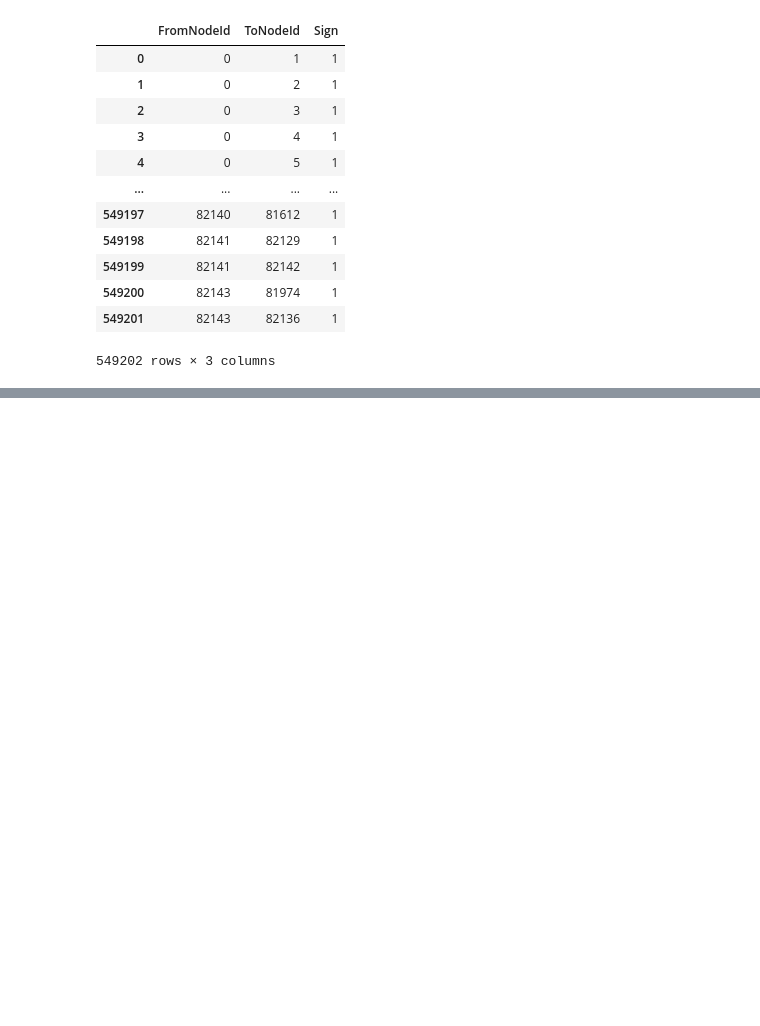
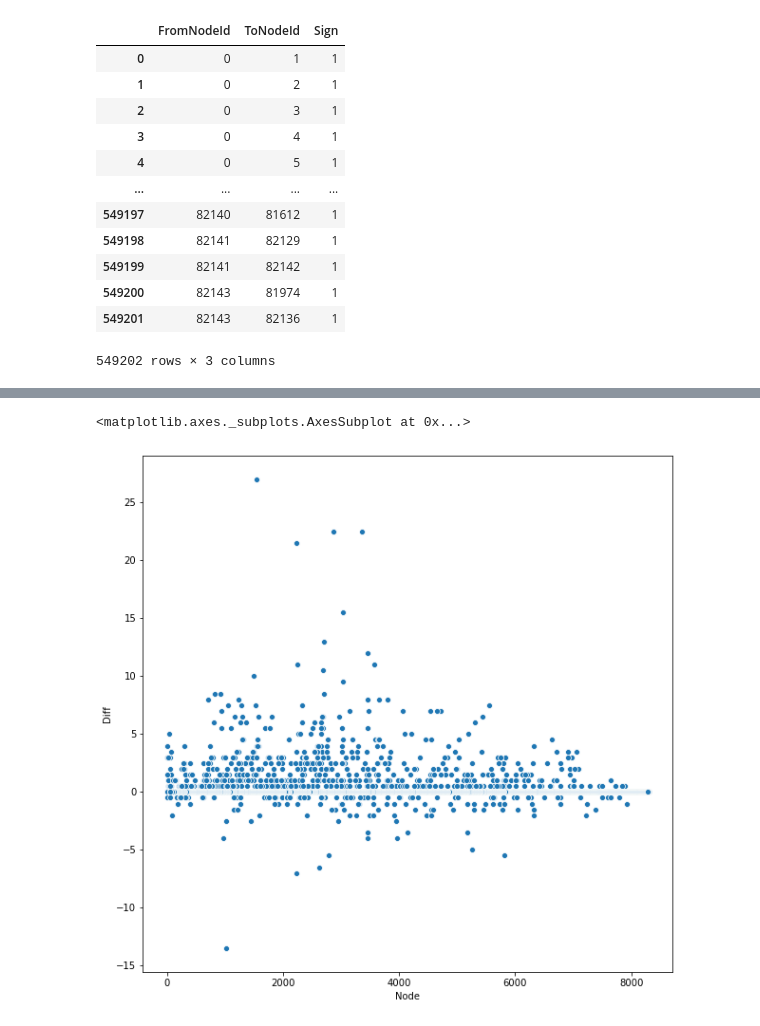
Before and after one commit to SachaKor/ADA-P4, a Jupyter notebook: ADA-P4-creative-extension.ipynb, the cells around one changed output, grey strips where cells are left out. Saved outputs shown, nothing was run; the diff lists cells and outputs as text; code cells hidden in the pictures; blank space fills up the shorter version.

```diff
--- a/ADA-P4-creative-extension.ipynb
+++ b/ADA-P4-creative-extension.ipynb
@@ -284,0 +320,7 @@ ax = sns.heatmap(sla_visu, cmap = "Spectral")
+# %%
+plt.figure(figsize = (10,10))
+
+sns.scatterplot(x= 'Node', y="Diff", data=wiki_direct_df)
+# %% [output]
+<matplotlib.axes._subplots.AxesSubplot at 0x...>
+[figure, added]
```
Also changed, not shown: parts of 28 cells of this notebook.
